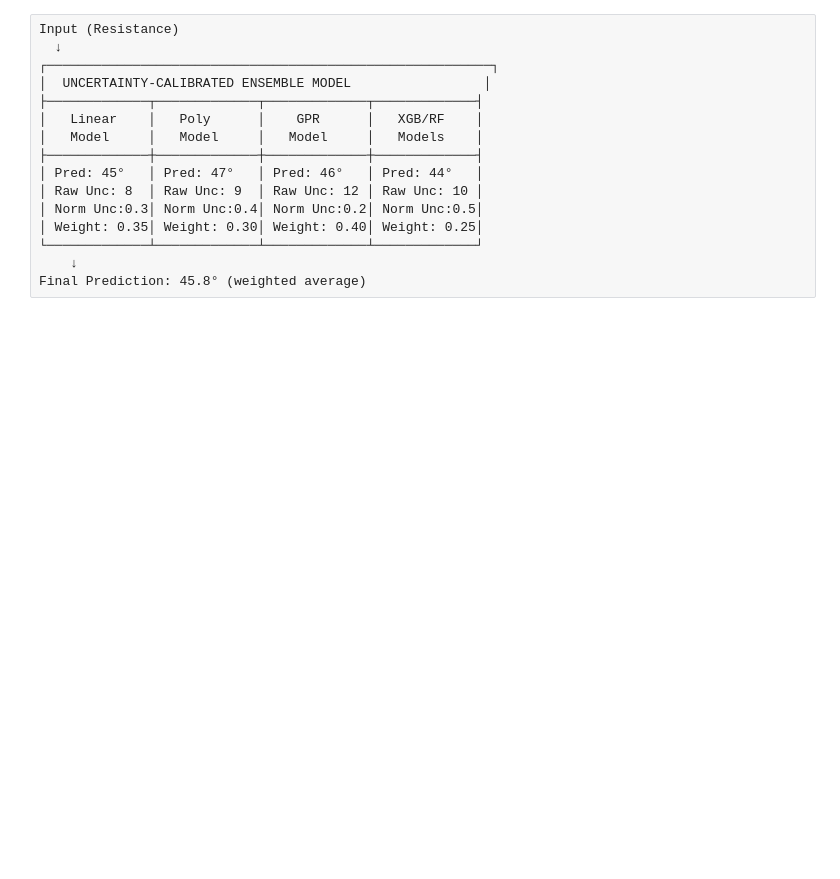
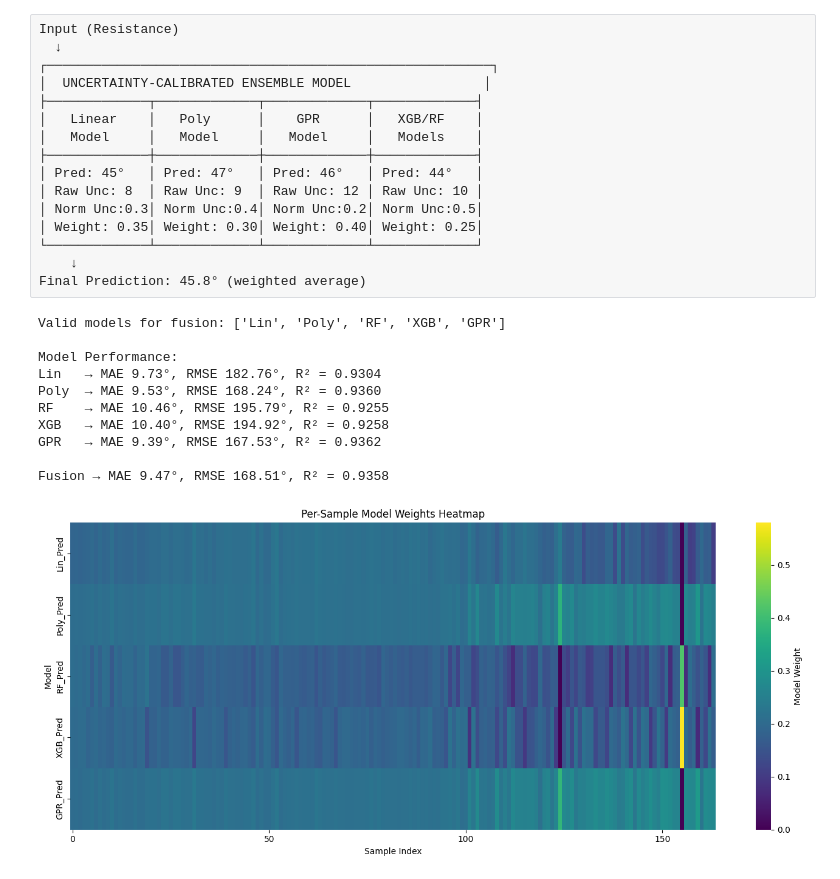
Before and after one commit to WTL04/Flex-Sensor-Optimization, a Jupyter notebook: fusion_ensemble.ipynb, the cells around one changed output. Cells and saved outputs as stored; diff of their text form; code cells hidden in the pictures; blank space fills up the shorter version.

Commit message:
working fusion model

```diff
--- a/fusion_ensemble.ipynb
+++ b/fusion_ensemble.ipynb
@@ -97,10 +101,10 @@ plt.figure(figsize=(20, 10))
 # Add column of normalized uncertainity values
 for col in df.columns:
     if col.endswith('Uncertainty'):
-        df[f'{col}_norm'] = (df[col] - df[col].min()) / (df[col].max() - df[col].min())
+        df[f'{col}_Norm'] = (df[col] - df[col].min()) / (df[col].max() - df[col].min())
 
 for col in df.columns:
-    if col.endswith('Norm'):
+    if col.endswith('_Norm'):
          plt.plot(df.index, df[col], label=col, alpha=0.7)
 
 # Plot the true angles
@@ -133,0 +216,14 @@ Final Prediction: 45.8° (weighted average)
+# %%
+df_fused = fuse_predictions(df)
+# %% [output]
+Valid models for fusion: ['Lin', 'Poly', 'RF', 'XGB', 'GPR']
+
+Model Performance:
+Lin   → MAE 9.73°, RMSE 182.76°, R² = 0.9304
+Poly  → MAE 9.53°, RMSE 168.24°, R² = 0.9360
+RF    → MAE 10.46°, RMSE 195.79°, R² = 0.9255
+XGB   → MAE 10.40°, RMSE 194.92°, R² = 0.9258
+GPR   → MAE 9.39°, RMSE 167.53°, R² = 0.9362
+
+Fusion → MAE 9.47°, RMSE 168.51°, R² = 0.9358
+[figure, added]
```
Also changed, not shown: parts of 3 cells of this notebook.
